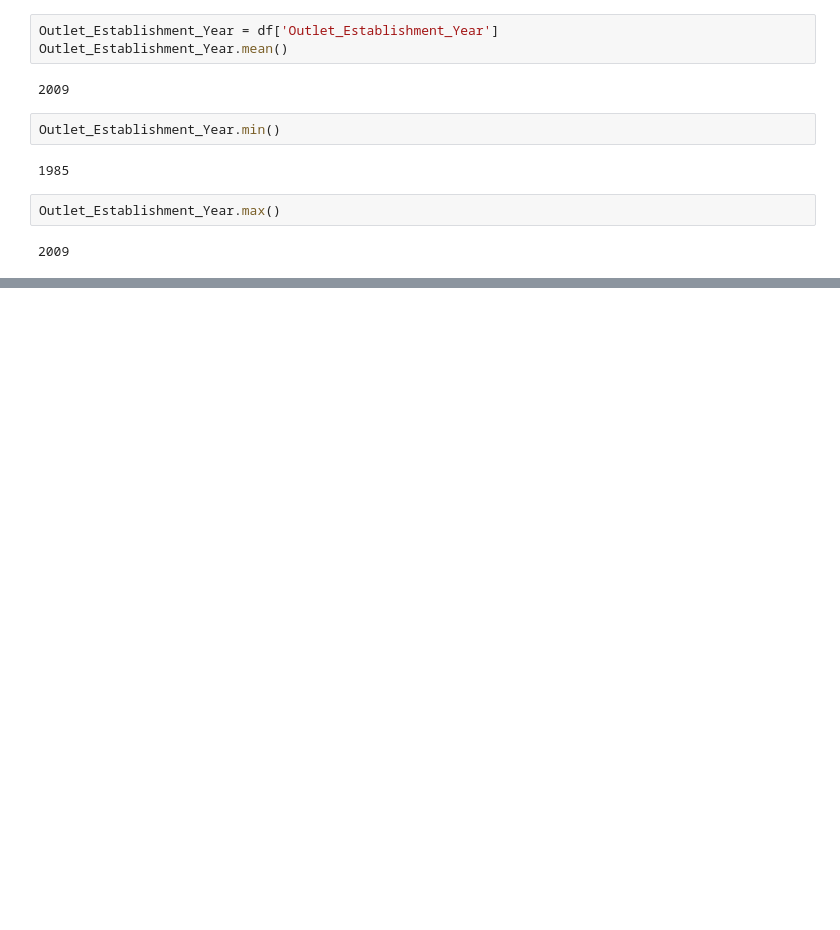
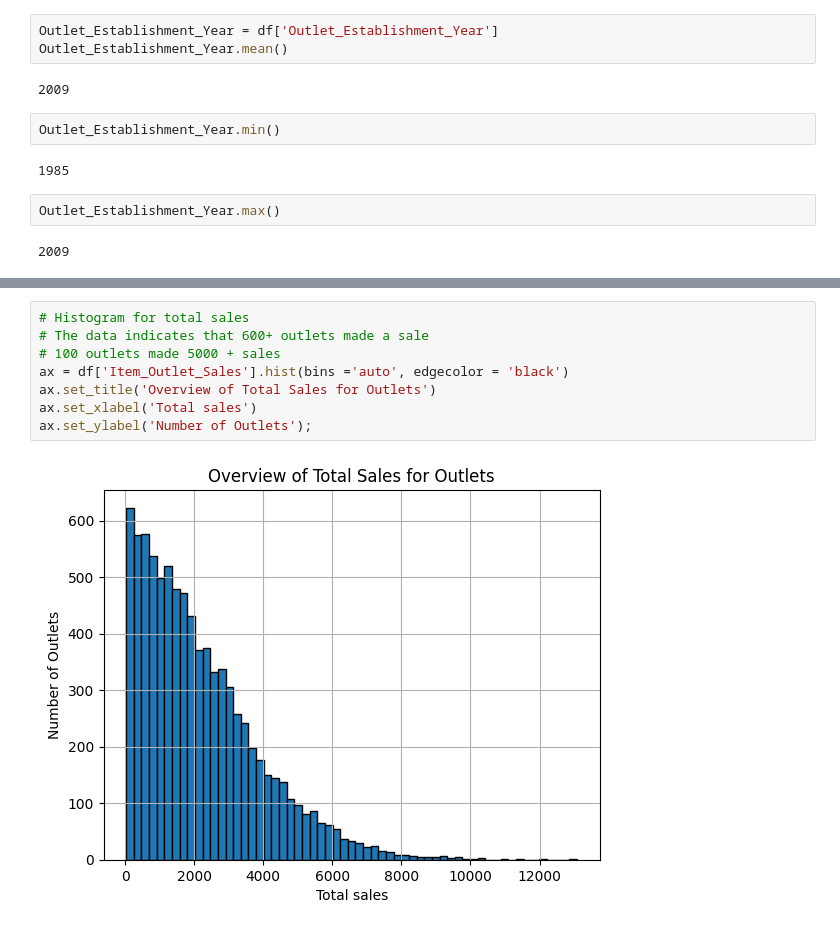
Before and after one commit to Desh86/Prediction-of-Product-Sales, a Jupyter notebook: Untitled2.ipynb, the cells around one changed output, grey strips where cells are left out. Cells and saved outputs as stored; diff of their text form; blank space fills up the shorter version.

```diff
--- a/Untitled2.ipynb
+++ b/Untitled2.ipynb
@@ -231,0 +270,10 @@ Outlet_Establishment_Year.max()
+# %%
+# Histogram for total sales
+# The data indicates that 600+ outlets made a sale
+# 100 outlets made 5000 + sales
+ax = df['Item_Outlet_Sales'].hist(bins ='auto', edgecolor = 'black')
+ax.set_title('Overview of Total Sales for Outlets')
+ax.set_xlabel('Total sales')
+ax.set_ylabel('Number of Outlets');
+# %% [output]
+[figure, added]
```
Also changed, not shown: parts of 13 cells of this notebook.
